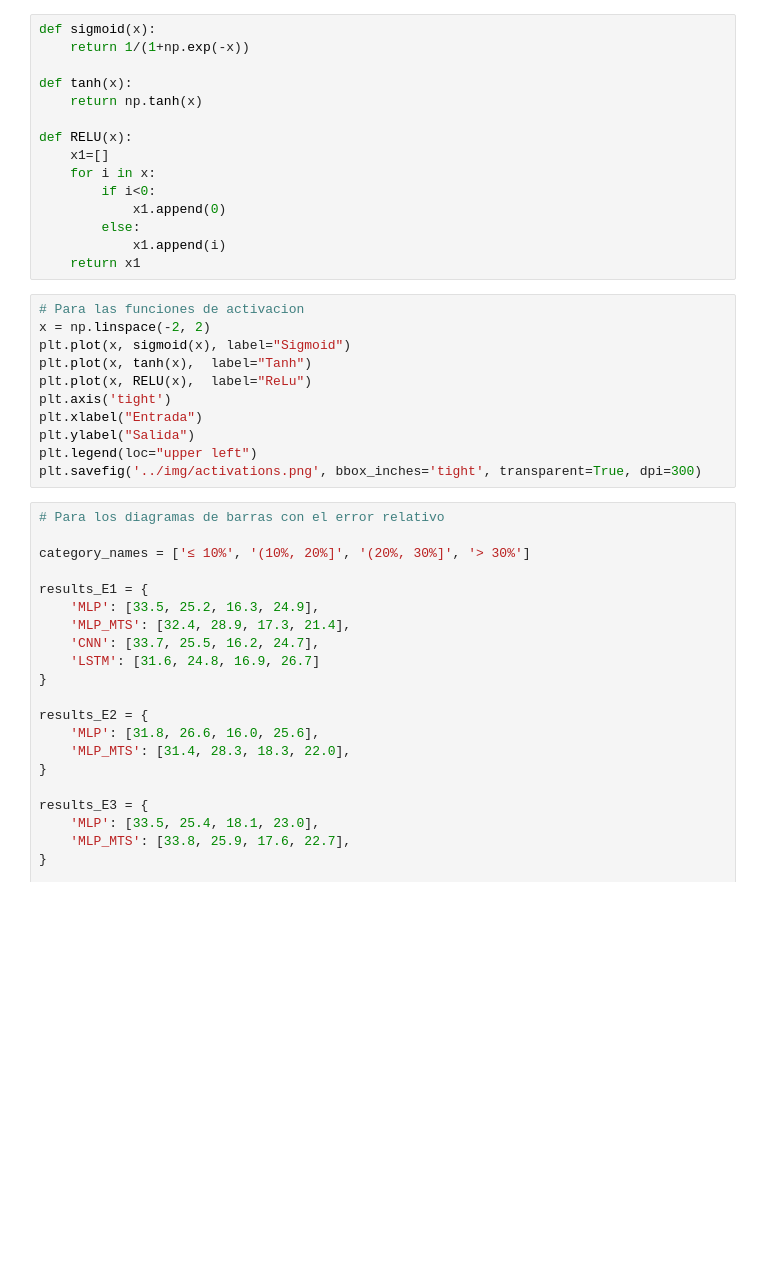
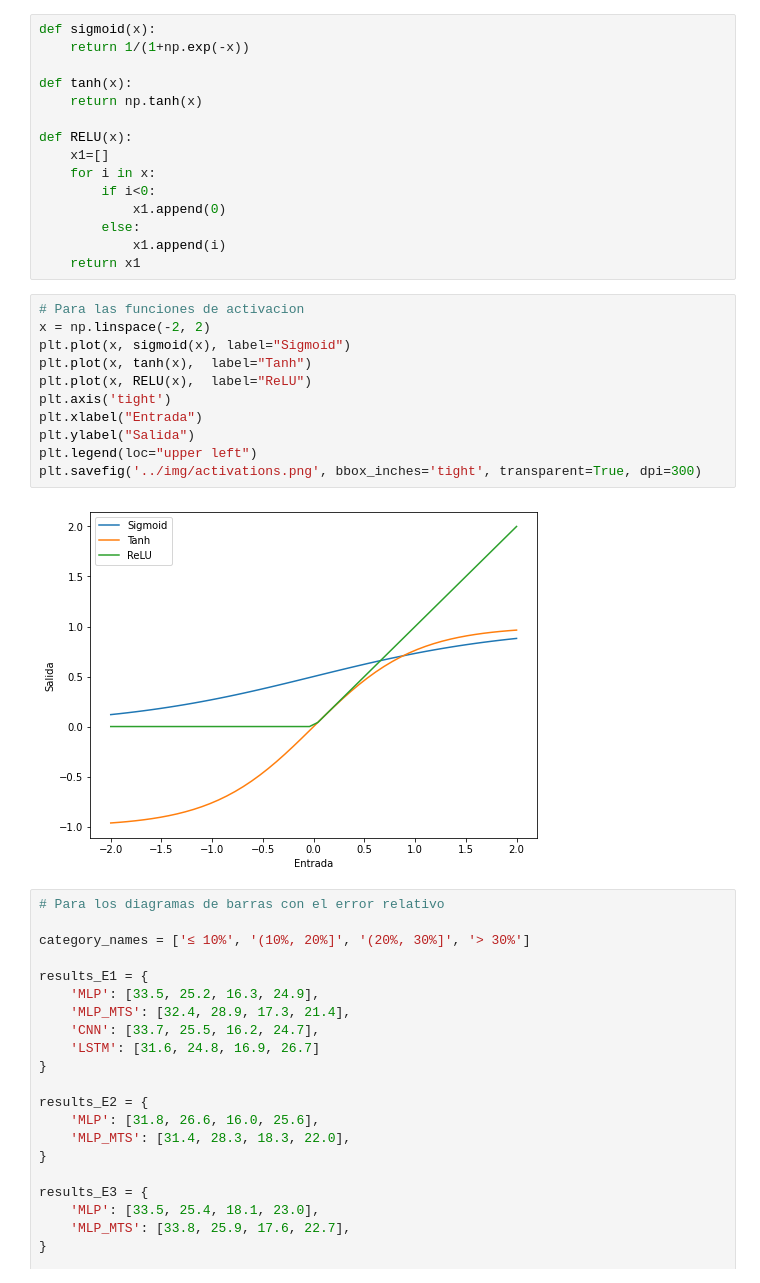
Before and after one commit to albertopmp/TFG, a Jupyter notebook: src/TrafficFlow.ipynb, the cells around one changed output. Saved outputs shown, nothing was run; the diff lists cells and outputs as text; blank space fills up the shorter version.

```diff
--- a/src/TrafficFlow.ipynb
+++ b/src/TrafficFlow.ipynb
@@ -3097,14 +3345,16 @@ def RELU(x):
 # %%
 # Para las funciones de activacion
 x = np.linspace(-2, 2)
 plt.plot(x, sigmoid(x), label="Sigmoid")
 plt.plot(x, tanh(x),  label="Tanh")
-plt.plot(x, RELU(x),  label="ReLu")
+plt.plot(x, RELU(x),  label="ReLU")
 plt.axis('tight')
 plt.xlabel("Entrada")
 plt.ylabel("Salida")
 plt.legend(loc="upper left")
 plt.savefig('../img/activations.png', bbox_inches='tight', transparent=True, dpi=300)
+# %% [output]
+[figure, added]
 # %%
 # Para los diagramas de barras con el error relativo
 
```
Also changed, not shown: parts of 30 cells of this notebook, 3 other files.
